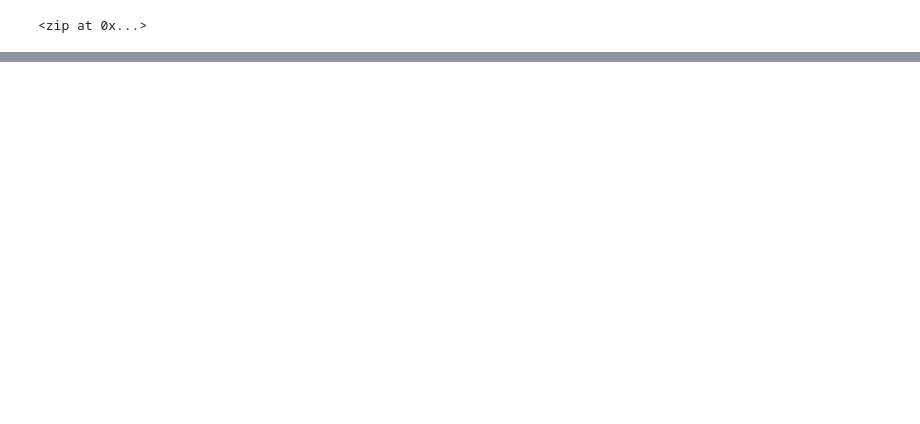
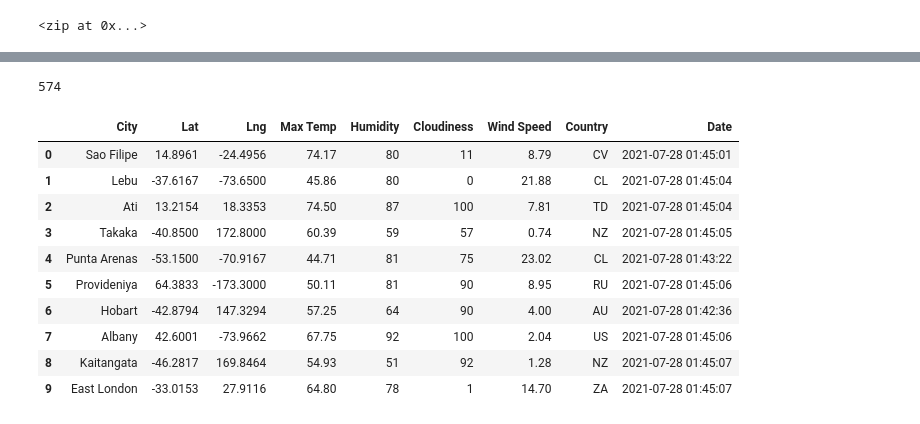
Before and after one commit to claire-cleveland/World_Weather_Analysis, a Jupyter notebook: WeatherPy.ipynb, the cells around one changed output, grey strips where cells are left out. Cells and saved outputs as stored; diff of their text form; code cells hidden in the pictures; blank space fills up the shorter version.

Commit message:
Update Weather File

```diff
--- a/WeatherPy.ipynb
+++ b/WeatherPy.ipynb
@@ -56,0 +63,3 @@ kaitangata nz
+# %%
+# Starting URL for Weather Map API Call.
+url = "http://api.openweathermap.org/data/2.5/weather?units=Imperial&APPID=" + weather_api_key
@@ -56,0 +147,21 @@ kaitangata nz
+# %%
+# Get the number of cities
+len(city_data)
+# %% [output]
+574
+# %%
+# Convert the array of dictionaries to a Pandas DataFrame.
+city_data_df = pd.DataFrame(city_data)
+city_data_df.head(10)
+# %% [output]
+|  | City | Lat | Lng | Max Temp | Humidity | Cloudiness | Wind Speed | Country | Date |
+| 0 | Sao Filipe | 14.8961 | -24.4956 | 74.17 | 80 | 11 | 8.79 | CV | 2021-07-28 01:45:01 |
+| 1 | Lebu | -37.6167 | -73.6500 | 45.86 | 80 | 0 | 21.88 | CL | 2021-07-28 01:45:04 |
+| 2 | Ati | 13.2154 | 18.3353 | 74.50 | 87 | 100 | 7.81 | TD | 2021-07-28 01:45:04 |
+| 3 | Takaka | -40.8500 | 172.8000 | 60.39 | 59 | 57 | 0.74 | NZ | 2021-07-28 01:45:05 |
+| 4 | Punta Arenas | -53.1500 | -70.9167 | 44.71 | 81 | 75 | 23.02 | CL | 2021-07-28 01:43:22 |
+| 5 | Provideniya | 64.3833 | -173.3000 | 50.11 | 81 | 90 | 8.95 | RU | 2021-07-28 01:45:06 |
+| 6 | Hobart | -42.8794 | 147.3294 | 57.25 | 64 | 90 | 4.00 | AU | 2021-07-28 01:42:36 |
+| 7 | Albany | 42.6001 | -73.9662 | 67.75 | 92 | 100 | 2.04 | US | 2021-07-28 01:45:06 |
+| 8 | Kaitangata | -46.2817 | 169.8464 | 54.93 | 51 | 92 | 1.28 | NZ | 2021-07-28 01:45:07 |
+| 9 | East London | -33.0153 | 27.9116 | 64.80 | 78 | 1 | 14.70 | ZA | 2021-07-28 01:45:07 |
```
Also changed, not shown: parts of 7 cells of this notebook.
